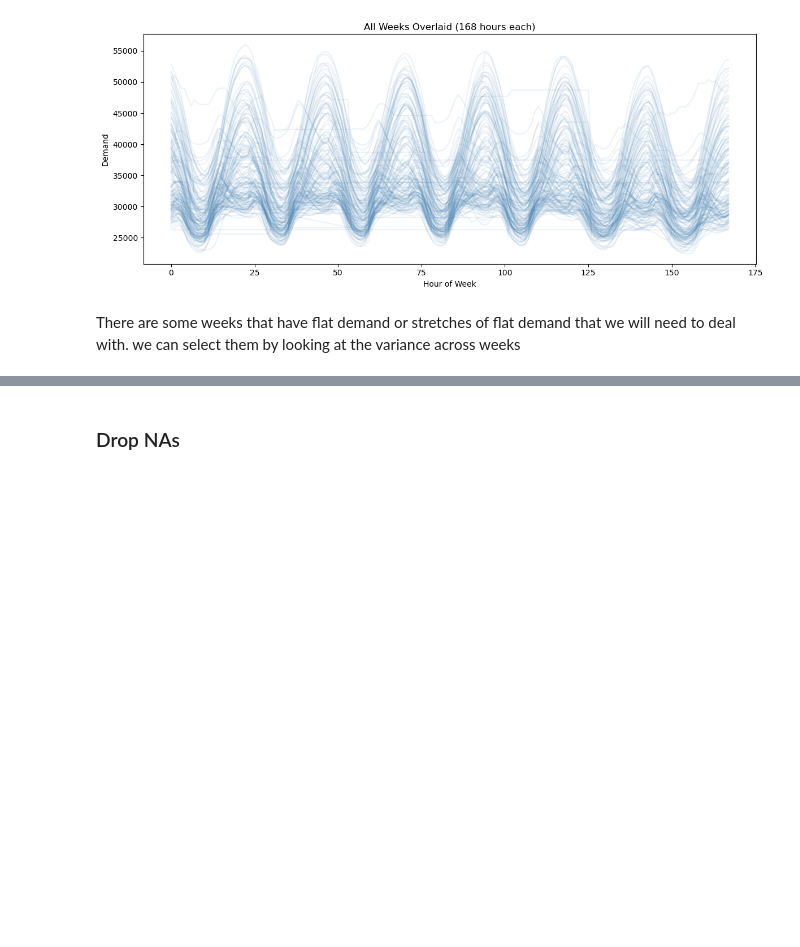
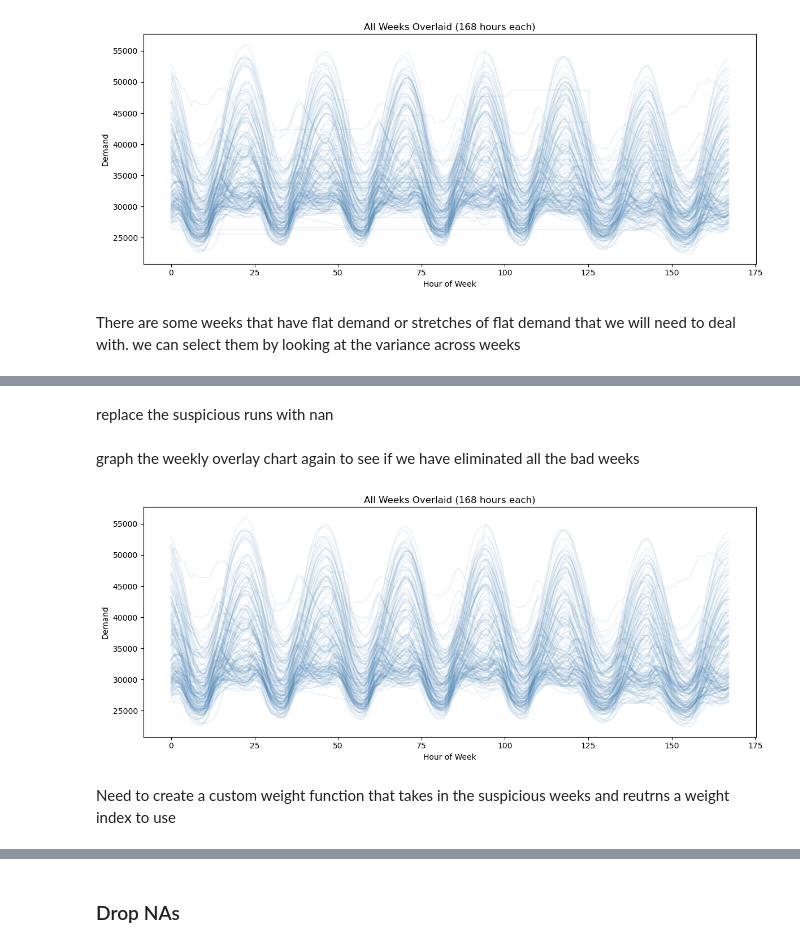
Before and after one commit to maxwellgriffith345/LoadForecast, a Jupyter notebook: notebooks/EDA.ipynb, the cells around one changed output, grey strips where cells are left out. Cells and saved outputs as stored; diff of their text form; code cells hidden in the pictures; blank space fills up the shorter version.

Commit message:
working on cleaning data

```diff
--- a/notebooks/EDA.ipynb
+++ b/notebooks/EDA.ipynb
@@ -187,0 +187,22 @@ print(suspicious_weeks)
+# %%
+#find weeks that have repeated values within the week but might not be completely bad
+#find partial flat runs where there is a long stretch without a difference in demand value
+# Flag any hour where demand barely changed from the previous hour
+df["diff"] = df["Demand"].diff().abs()
+
+# Find runs of near-zero change (adjust threshold based on your typical hour-to-hour variation)
+flat_threshold = 5  # MW — tune this based on your data's normal volatility
+df["is_flat"] = df["diff"] < flat_threshold
+
+# Find consecutive flat runs of meaningful length
+df["flat_group"] = (df["is_flat"] != df["is_flat"].shift()).cumsum()
+flat_runs = (df[df["is_flat"]]
+    .groupby("flat_group")
+    .agg(start=("Demand", lambda x: x.index[0]),
+         end=("Demand", lambda x: x.index[-1]),
+         length=("Demand", "size"))
+)
+# %%
+# Only keep runs of meaningful length (e.g. 3+ consecutive flat hours)
+suspicious_runs = flat_runs[flat_runs["length"] >= 5].sort_values("start", ascending=True)
+suspicious_runs
@@ -187,0 +228,28 @@ print(suspicious_weeks)
+# %% [markdown]
+replace the suspicious runs with nan
+# %%
+def flag_suspicious_runs_as_nan(df, suspicious_runs, column="Demand"):
+    df = df.copy()
+    for _, row in suspicious_runs.iterrows():
+        df.loc[row["start"]:row["end"], column] = np.nan
+    return df
+# %%
+df = flag_suspicious_runs_as_nan(df, suspicious_runs)
+# %% [markdown]
+graph the weekly overlay chart again to see if we have eliminated all the bad weeks
+# %%
+fig, ax = plt.subplots(figsize=(12, 5))
+
+for year_week, group in df.groupby([df.index.year, df.index.isocalendar().week]):
+    if len(group) == 168:  # full week only
+        ax.plot(range(168), group["Demand"].values, alpha=0.1, color="steelblue")
+
+ax.set_title("All Weeks Overlaid (168 hours each)")
+ax.set_xlabel("Hour of Week")
+ax.set_ylabel("Demand")
+plt.tight_layout()
+plt.show()
+# %% [output]
+[figure, added]
+# %% [markdown]
+Need to create a custom weight function that takes in the suspicious weeks and reutrns a weight index to use
```
Also changed, not shown: parts of 11 cells of this notebook, 2 other files.
